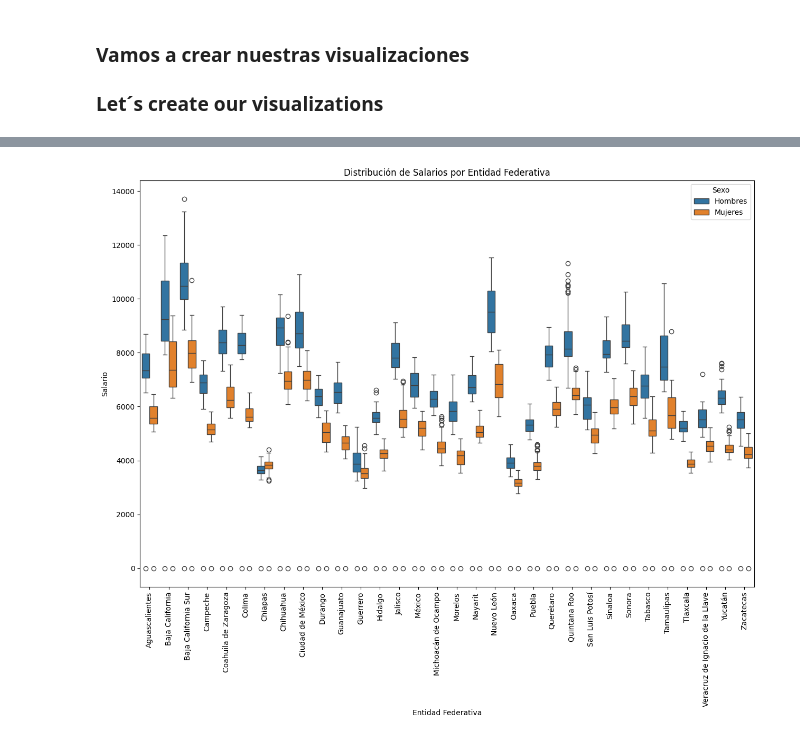
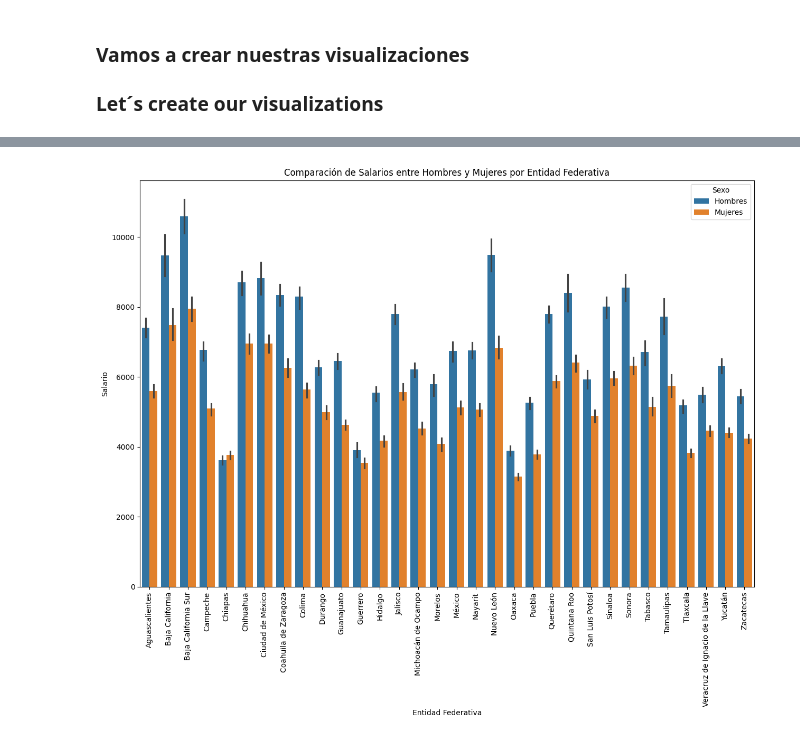
Before and after one commit to Qarant/Analysis-of-Mexican-Salaries-Over-Time, a Jupyter notebook: Statistics_and_Visualization.ipynb, the cells around one changed output, grey strips where cells are left out. Drawn from its saved outputs; the diff is of its cells as text; code cells hidden in the pictures.

Commit message:
Creo df con promedios por estado y los grafico

```diff
--- a/Statistics_and_Visualization.ipynb
+++ b/Statistics_and_Visualization.ipynb
@@ -40,3 +40,13 @@ DataFrame Mujeres:
 129     Aguascalientes  Mujeres  6458.98  2005  Trimestre III
 193     Aguascalientes  Mujeres  5927.88  2005   Trimestre IV
 257     Aguascalientes  Mujeres  6003.17  2006    Trimestre I
+# %%
+#Ahora agrupo por año el salario por sexo para evitar tenerlo separado por trimestre
+df_promedio_general = df_original.groupby(['Entidad Federativa', 'Año', 'Sexo'])['Salario'].mean().reset_index()
+df_promedio_hombres = df_hombres.groupby(['Entidad Federativa', 'Año'])['Salario'].mean().reset_index()
+df_promedio_mujeres = df_mujeres.groupby(['Entidad Federativa', 'Año'])['Salario'].mean().reset_index()
+
+#Verificamos que se haya realizado bien la instruccion
+print(f"DataFrame Promedio General:\n {df_promedio_general.head(5)} \n")
+print(f"DataFrame Promedio Hombres:\n {df_promedio_hombres.head(5)} \n")
+print(f"DataFrame Promedio Mujeres:\n {df_promedio_mujeres.head(5)}")
@@ -47,8 +95,8 @@ DataFrame Mujeres:
 # %%
 plt.figure(figsize=(15, 10))
-sns.boxplot(data=df_original, x='Entidad Federativa', y='Salario', hue='Sexo')
+sns.barplot(data=df_promedio_general, x='Entidad Federativa', y='Salario', hue='Sexo')
 plt.xticks(rotation=90)
-plt.title('Distribución de Salarios por Entidad Federativa')
+plt.title('Comparación de Salarios entre Hombres y Mujeres por Entidad Federativa')
 plt.show()
 # %% [output]
-[figure, old version]
+[figure, new version]
```
Also changed, not shown: parts of 5 cells of this notebook.
